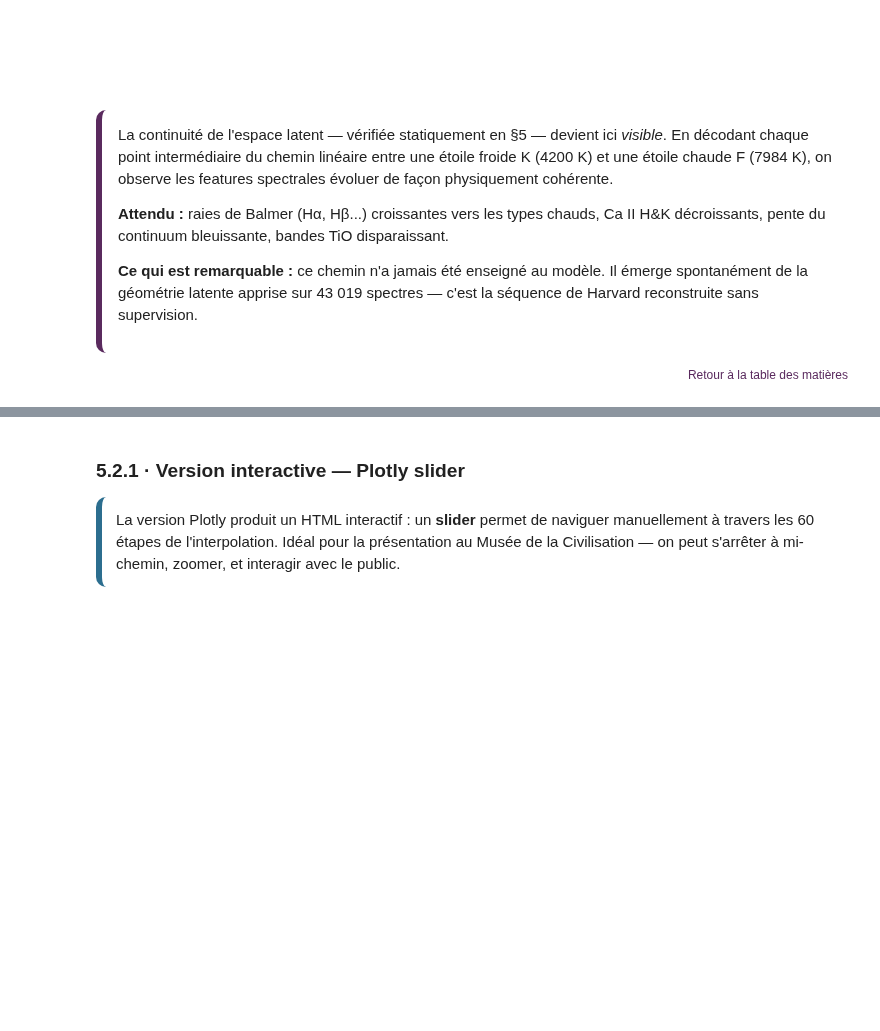
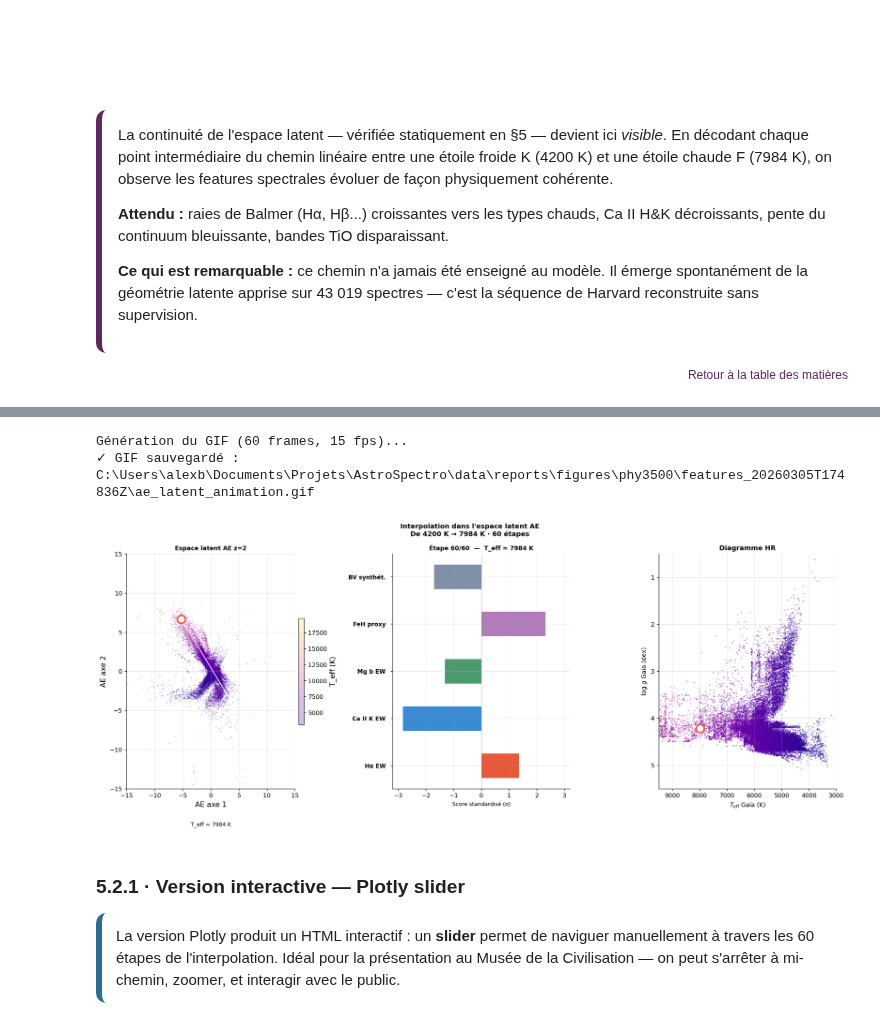
Before and after one commit to PhD-Brown/AstroSpectro, a Jupyter notebook: notebooks/dimred/phy3500_03_autoencoder.ipynb, the cells around one changed output, grey strips where cells are left out. Cells and saved outputs as stored; diff of their text form; code cells hidden in the pictures; blank space fills up the shorter version.

```diff
--- a/notebooks/dimred/phy3500_03_autoencoder.ipynb
+++ b/notebooks/dimred/phy3500_03_autoencoder.ipynb
@@ -1116,8 +1204,8 @@ logg_hot_v  = float(meta['logg_gspphot'].iloc[idx_hot])
 logg_vals   = meta['logg_gspphot'].values.astype(float)
 valid_hr    = valid_teff & np.isfinite(logg_vals)
 
-fig = plt.figure(figsize=(16, 6), dpi=120)
-gs  = gridspec.GridSpec(1, 3, width_ratios=[1.3, 1.4, 1.3], wspace=0.35)
+fig = plt.figure(figsize=(21, 7), dpi=130)
+gs  = gridspec.GridSpec(1, 3, width_ratios=[1.4, 1.4, 1.4], wspace=0.50)
 ax_lat  = fig.add_subplot(gs[0])
 ax_feat = fig.add_subplot(gs[1])
 ax_hr   = fig.add_subplot(gs[2])
@@ -1125,31 +1213,36 @@ ax_hr   = fig.add_subplot(gs[2])
 sc = ax_lat.scatter(Z_ae[valid_teff,0], Z_ae[valid_teff,1],
     c=teff_vals[valid_teff], cmap='plasma', s=0.4, alpha=0.25, rasterized=True)
 ax_lat.plot(z_path[:,0], z_path[:,1], 'w-', lw=1.5, alpha=0.85, zorder=3)
-dot_lat, = ax_lat.plot([], [], 'o', color='white', ms=9, mec='#E8593C', mew=2, zorder=4)
+dot_lat, = ax_lat.plot([], [], 'o', color='white', ms=13, mec='#E8593C', mew=2.5, zorder=4)
 plt.colorbar(sc, ax=ax_lat, label='T_eff (K)', fraction=0.03, pad=0.02)
 ax_lat.set_xlabel('AE axe 1'); ax_lat.set_ylabel('AE axe 2')
 ax_lat.set_title('Espace latent AE z=2', fontsize=10, fontweight='bold')
+ax_lat.set_xlim(-15, 15)
+ax_lat.set_ylim(-15, 15)
 title_lat = ax_lat.text(0.5, -0.16, '', transform=ax_lat.transAxes, ha='center', fontsize=9)
 
 n_keys = len(feat_labels)
 y_pos  = np.arange(n_keys)
-bars   = ax_feat.barh(y_pos, np.zeros(n_keys), color=feat_colors, height=0.65,
-                       edgecolor='white', linewidth=0.5)
-ax_feat.set_yticks(y_pos); ax_feat.set_yticklabels(feat_labels, fontsize=8)
-ax_feat.set_xlim(-3, 3); ax_feat.axvline(0, color='gray', lw=0.8, ls='--', alpha=0.6)
+bars = ax_feat.barh(y_pos, np.zeros(n_keys), color=feat_colors, height=0.52,
+                     edgecolor='none', linewidth=0)
+ax_feat.set_yticks(y_pos)
+ax_feat.set_yticklabels(feat_labels, fontsize=9.5, fontweight='bold')
+ax_feat.set_xlim(-3.2, 3.2); ax_feat.axvline(0, color='gray', lw=0.8, ls='--', alpha=0.6)
+ax_feat.tick_params(axis='y', pad=8)
 ax_feat.set_xlabel('Score standardisé (σ)', fontsize=9); ax_feat.grid(axis='x', alpha=0.2)
 title_feat = ax_feat.set_title('', fontsize=10, fontweight='bold')
 
 ax_hr.scatter(teff_vals[valid_hr], logg_vals[valid_hr], c=teff_vals[valid_hr],
-    cmap='plasma', s=0.4, alpha=0.2, rasterized=True)
-ax_hr.set_xlim(9000, 2500); ax_hr.set_ylim(5.5, 0.0)
-ax_hr.set_xlabel('T_eff Gaia (K)', fontsize=9); ax_hr.set_ylabel('log g Gaia', fontsize=9)
-ax_hr.set_title('Diagramme HR', fontsize=10, fontweight='bold')
-dot_hr, = ax_hr.plot([], [], 'o', color='white', ms=9, mec='#E8593C', mew=2, zorder=4)
+    cmap='plasma', s=1.2, alpha=0.35, rasterized=True)
+ax_hr.set_xlim(9500, 3000); ax_hr.set_ylim(5.5, 0.5)
+ax_hr.set_xlabel(r'$T_{\rm eff}$ Gaia (K)', fontsize=10)
+ax_hr.set_ylabel(r'$\log\,g$ Gaia (dex)', fontsize=10)
+ax_hr.set_title('Diagramme HR', fontsize=11, fontweight='bold')
+dot_hr, = ax_hr.plot([], [], 'o', color='white', ms=13, mec='#E8593C', mew=2.5, zorder=4)
 
 fig.suptitle(f'Interpolation dans l\'espace latent AE\n'
              f'De {teff_cold_val:.0f} K → {teff_hot_val:.0f} K · {N_FRAMES} étapes',
-             fontsize=11, fontweight='bold', y=1.02)
+             fontsize=11, fontweight='bold', y=0.98)
 
 def update(frame):
     a = ALPHAS[frame]
@@ -1169,6 +1262,8 @@ gif_path = FIGURES_DIR / 'ae_latent_animation.gif'
 print(f'Génération du GIF ({N_FRAMES} frames, {FPS_GIF} fps)...')
 with warnings.catch_warnings():
     warnings.simplefilter('ignore')
-    ani.save(str(gif_path), writer='pillow', fps=FPS_GIF, dpi=100)
+    ani.save(str(gif_path), writer='pillow', fps=FPS_GIF, dpi=100,
+         savefig_kwargs={'bbox_inches': None})
 print(f'✓ GIF sauvegardé : {gif_path}')
 plt.tight_layout(); plt.show()
+# %% [output]
@@ -1175,3 +1272,6 @@ plt.tight_layout(); plt.show()
+Génération du GIF (60 frames, 15 fps)...
+✓ GIF sauvegardé : C:\Users\alexb\Documents\Projets\AstroSpectro\data\reports\figures\phy3500\features_20260305T174836Z\ae_latent_animation.gif
+[figure, added]
 # %% [markdown]
 <a id="anim-slider"></a>
 
```
Also changed, not shown: parts of 12 cells of this notebook, 13 other files.
